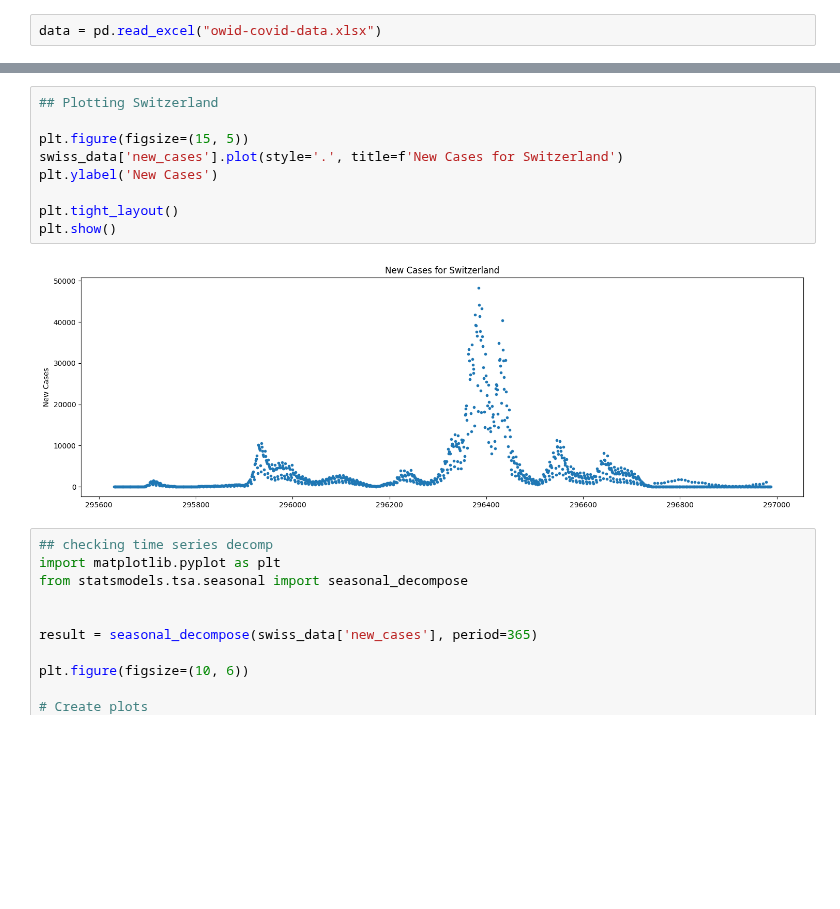
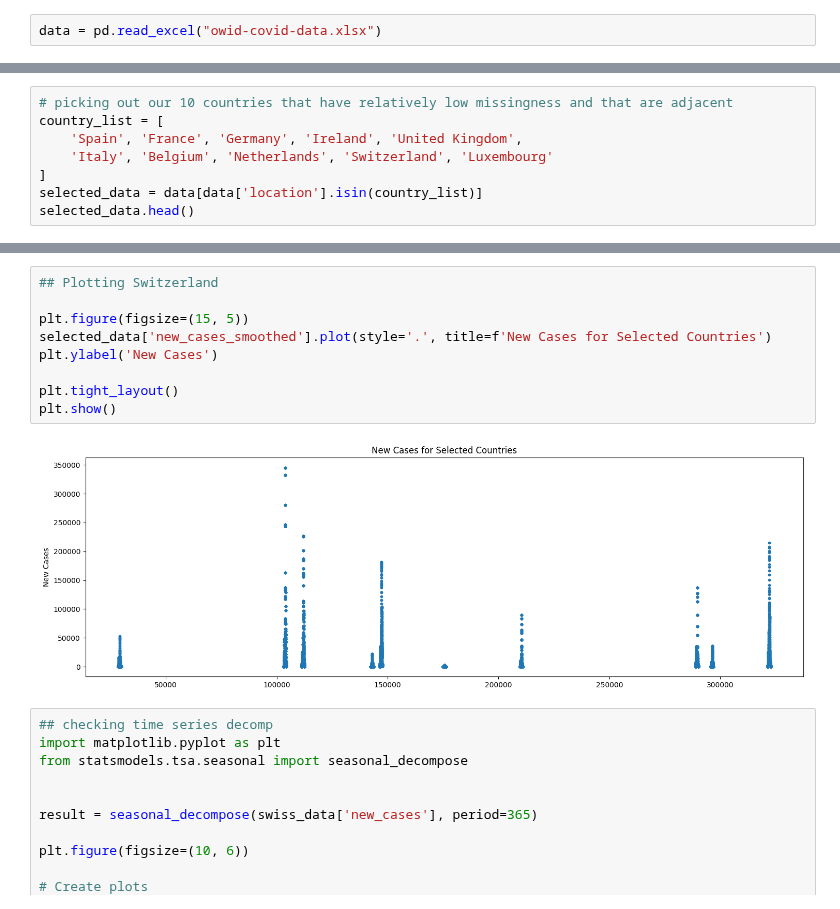
Before and after one commit to FYEH779/Stat-390-Project, a Jupyter notebook: xgboost_tim.ipynb, the cells around one changed output, grey strips where cells are left out. Saved outputs shown, nothing was run; the diff lists cells and outputs as text; blank space fills up the shorter version.

Commit message:
updated ARIMA process, changed country list

```diff
--- a/xgboost_tim.ipynb
+++ b/xgboost_tim.ipynb
@@ -30,0 +13,8 @@ swiss_data.head()
+# %%
+# picking out our 10 countries that have relatively low missingness and that are adjacent
+country_list = [
+    'Spain', 'France', 'Germany', 'Ireland', 'United Kingdom',
+    'Italy', 'Belgium', 'Netherlands', 'Switzerland', 'Luxembourg'
+]
+selected_data = data[data['location'].isin(country_list)]
+selected_data.head()
@@ -31,14 +29,14 @@ swiss_data.head()
 # %%
 ## Plotting Switzerland
 
 plt.figure(figsize=(15, 5))
-swiss_data['new_cases'].plot(style='.', title=f'New Cases for Switzerland')
+selected_data['new_cases_smoothed'].plot(style='.', title=f'New Cases for Selected Countries')
 plt.ylabel('New Cases')
 
 plt.tight_layout()
 plt.show()
 # %% [output]
-[figure, old version]
+[figure, new version]
 # %%
 ## checking time series decomp
 import matplotlib.pyplot as plt
```
Also changed, not shown: parts of 5 cells of this notebook, 2 other files.
